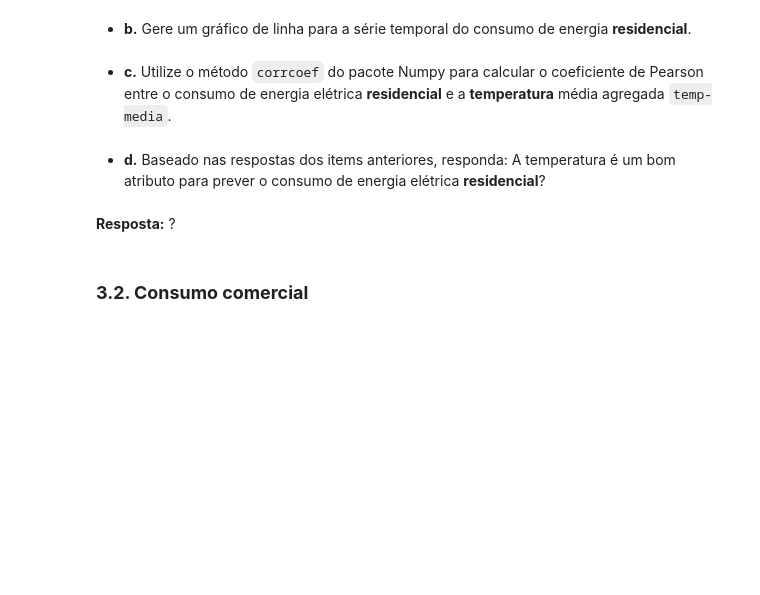
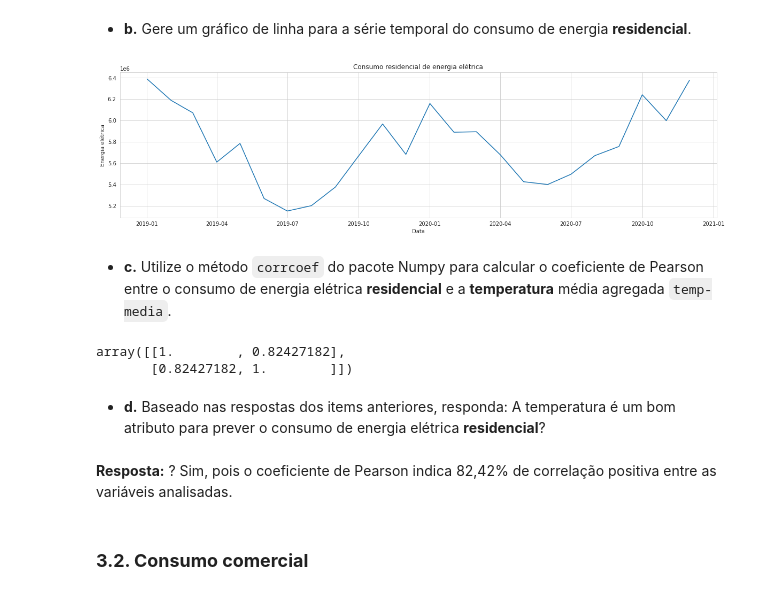
Before and after one commit to armando-nahmias/EBAC, a Jupyter notebook: AD/PAD_M27_Resposta.ipynb, the cells around one changed output. Drawn from its saved outputs; the diff is of its cells as text; code cells hidden in the pictures; blank space fills up the shorter version.

```diff
--- a/AD/PAD_M27_Resposta.ipynb
+++ b/AD/PAD_M27_Resposta.ipynb
@@ -119,11 +223,23 @@ Processe o dataframe `temperatura`:
+# %%
+# resposta da questão 3.1.b
+with sns.axes_style('whitegrid'):
+    grafico = sns.lineplot(data=energia, x='referencia', y='residencial')
+    grafico.set(title='Consumo residencial de energia elétrica', xlabel='Data', ylabel='Energia elétrica')
+    grafico.figure.set_size_inches(20,5)
+# %% [output]
+[figure, added]
 # %% [markdown]
  - **c.** Utilize o método `corrcoef` do pacote Numpy para calcular o coeficiente de Pearson entre o consumo de energia elétrica **residencial** e a **temperatura** média agregada `temp-media`.
 # %%
 # resposta da questão 3.1.c
+np.corrcoef(energia['residencial'], temperatura['temp-media'])
+# %% [output]
+array([[1.        , 0.82427182],
+       [0.82427182, 1.        ]])
 # %% [markdown]
  - **d.** Baseado nas respostas dos items anteriores, responda: A temperatura é um bom atributo para prever o consumo de energia elétrica **residencial**?
-# %% [markdown]
-**Resposta:** ?
+# %% [markdown]
+**Resposta:** ? Sim, pois o coeficiente de Pearson indica 82,42% de correlação positiva entre as variáveis analisadas.
 # %% [markdown]
 ### **3.2. Consumo comercial**
 # %% [markdown]
```
Also changed, not shown: parts of 33 cells of this notebook, 1 other file.
